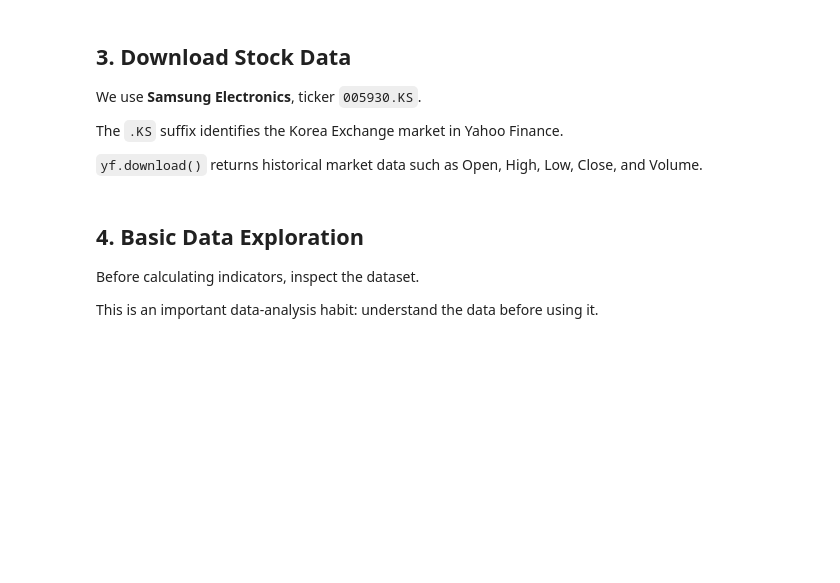
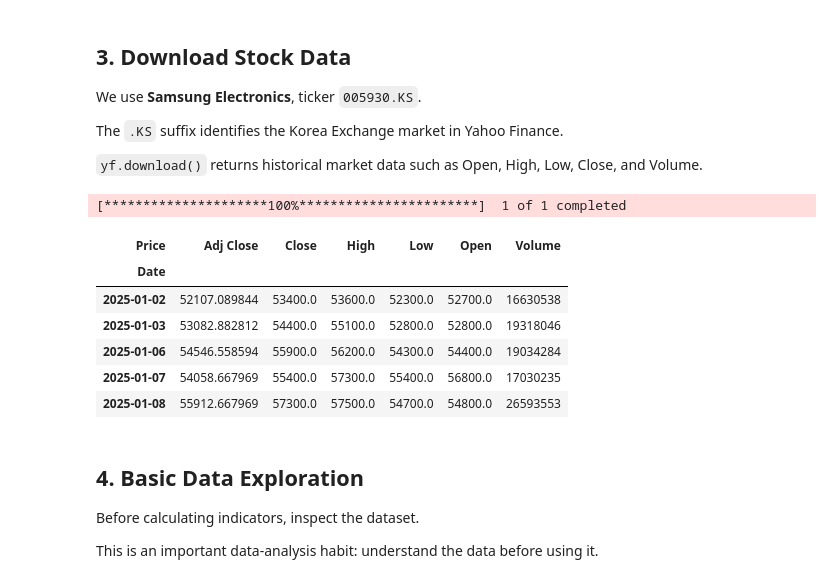
Before and after one commit to riodino14/colab-project, a Jupyter notebook: fintech/mini-projects/Mini_Project_Simple_Stock_Trading_Strategy.ipynb, the cells around one changed output. Drawn from its saved outputs; the diff is of its cells as text; code cells hidden in the pictures; blank space fills up the shorter version.

```diff
--- a/fintech/mini-projects/Mini_Project_Simple_Stock_Trading_Strategy.ipynb
+++ b/fintech/mini-projects/Mini_Project_Simple_Stock_Trading_Strategy.ipynb
@@ -68,14 +88,27 @@ The `.KS` suffix identifies the Korea Exchange market in Yahoo Finance.
 # %%
 ticker = "005930.KS"
 
 data = yf.download(
     ticker,
     start="2025-01-01",
     end="2026-01-01",
     auto_adjust=False
 )
 
+# Convert MultiIndex columns to single-level columns
+if isinstance(data.columns, pd.MultiIndex):
+    data.columns = data.columns.get_level_values(0)
+
 data.head()
+# %% [output]
+[*********************100%***********************]  1 of 1 completed
+| Price | Adj Close | Close | High | Low | Open | Volume |
+| Date |  |  |  |  |  |  |
+| 2025-01-02 | 52107.089844 | 53400.0 | 53600.0 | 52300.0 | 52700.0 | 16630538 |
+| 2025-01-03 | 53082.882812 | 54400.0 | 55100.0 | 52800.0 | 52800.0 | 19318046 |
+| 2025-01-06 | 54546.558594 | 55900.0 | 56200.0 | 54300.0 | 54400.0 | 19034284 |
+| 2025-01-07 | 54058.667969 | 55400.0 | 57300.0 | 55400.0 | 56800.0 | 17030235 |
+| 2025-01-08 | 55912.667969 | 57300.0 | 57500.0 | 54700.0 | 54800.0 | 26593553 |
 # %% [markdown]
 ## 4. Basic Data Exploration
 
```
Also changed, not shown: parts of 15 cells of this notebook.
